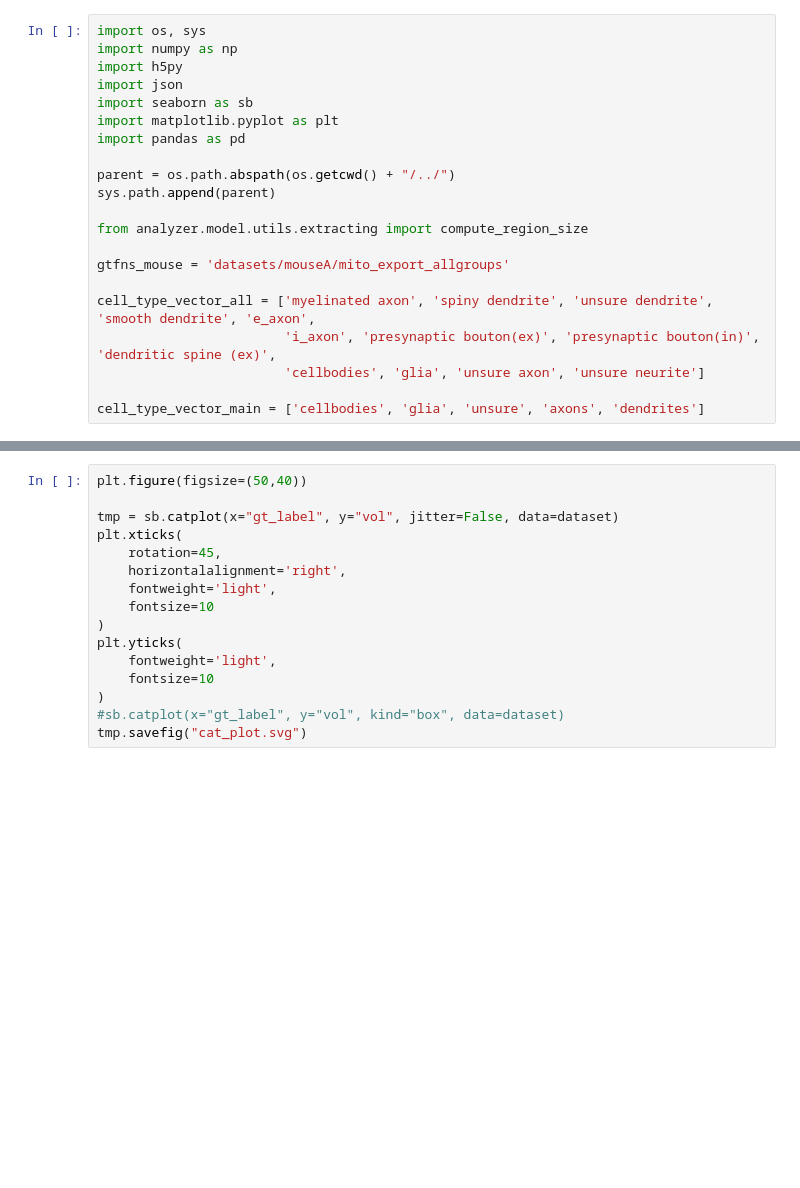
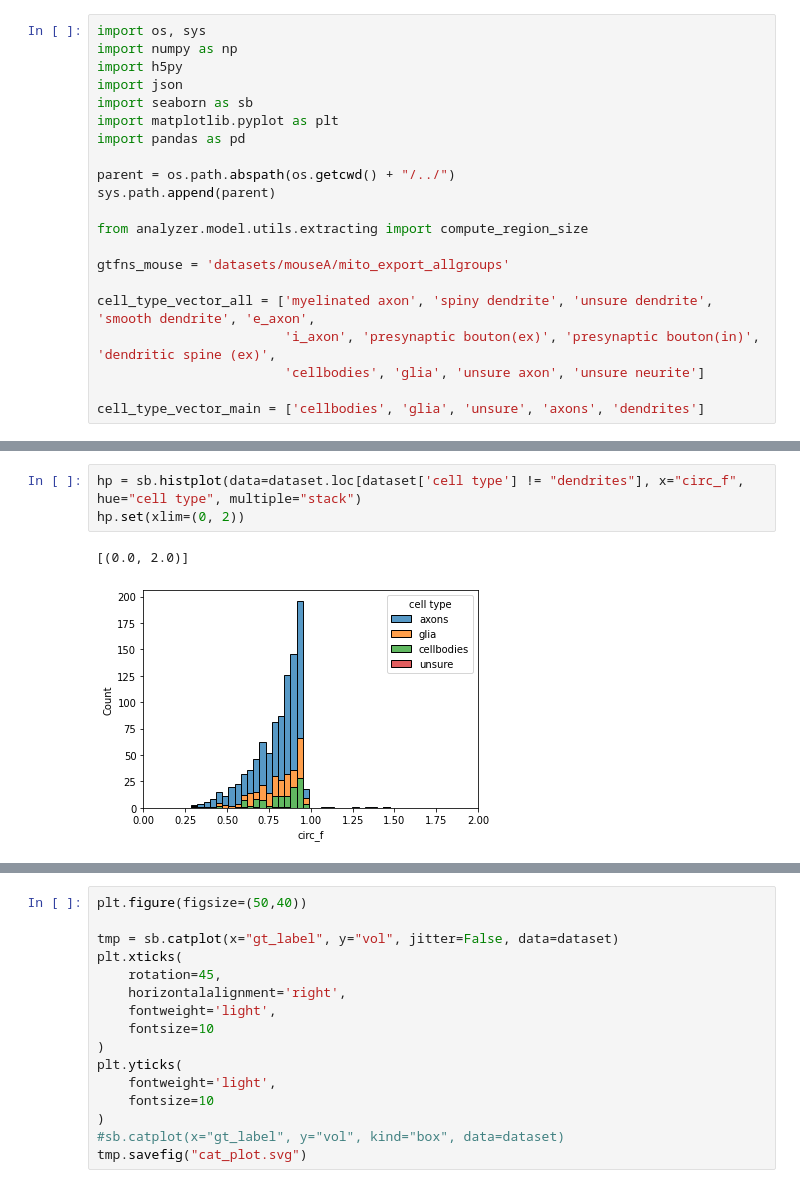
Before and after one commit to zoidberg77/EManalysis, a Jupyter notebook: notebooks/figures.ipynb, the cells around one changed output, grey strips where cells are left out. Saved outputs shown, nothing was run; the diff lists cells and outputs as text; blank space fills up the shorter version.

```diff
--- a/notebooks/figures.ipynb
+++ b/notebooks/figures.ipynb
@@ -80,0 +97,6 @@ sb.hist(dataset['cell type'])
+# %%
+hp = sb.histplot(data=dataset.loc[dataset['cell type'] != "dendrites"], x="circ_f", hue="cell type", multiple="stack")
+hp.set(xlim=(0, 2))
+# %% [output]
+[(0.0, 2.0)]
+[figure, added]
```
Also changed, not shown: parts of 7 cells of this notebook.
